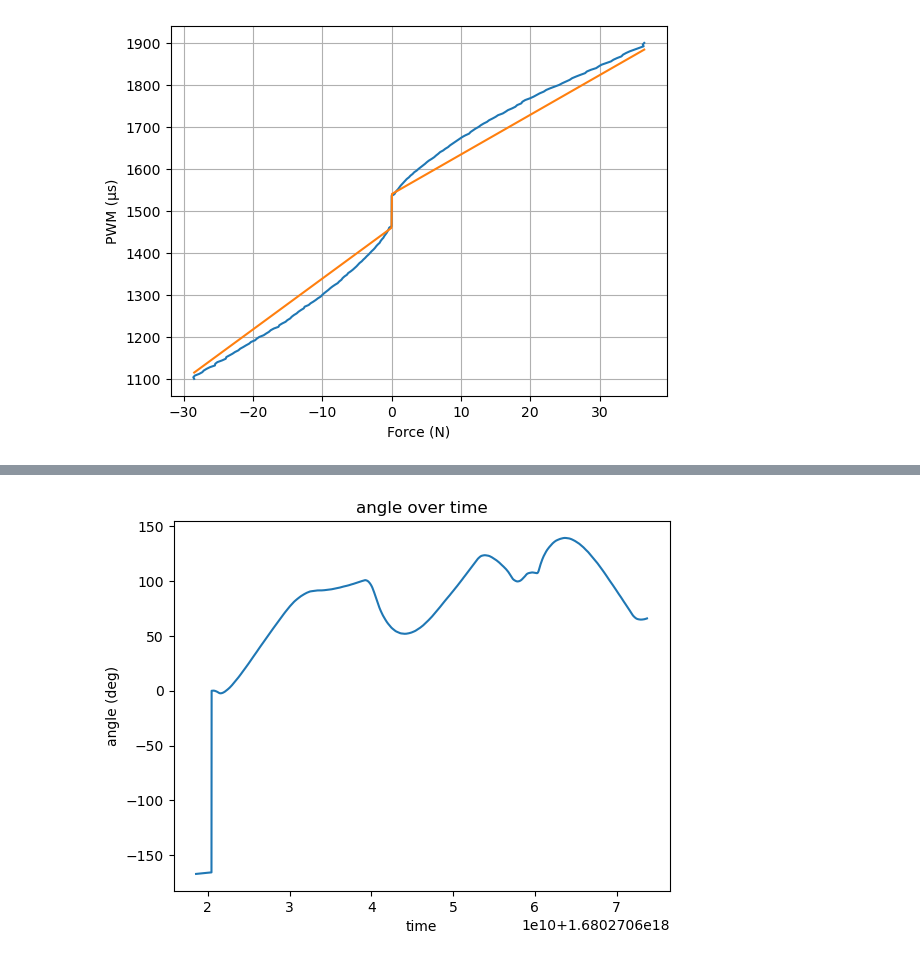
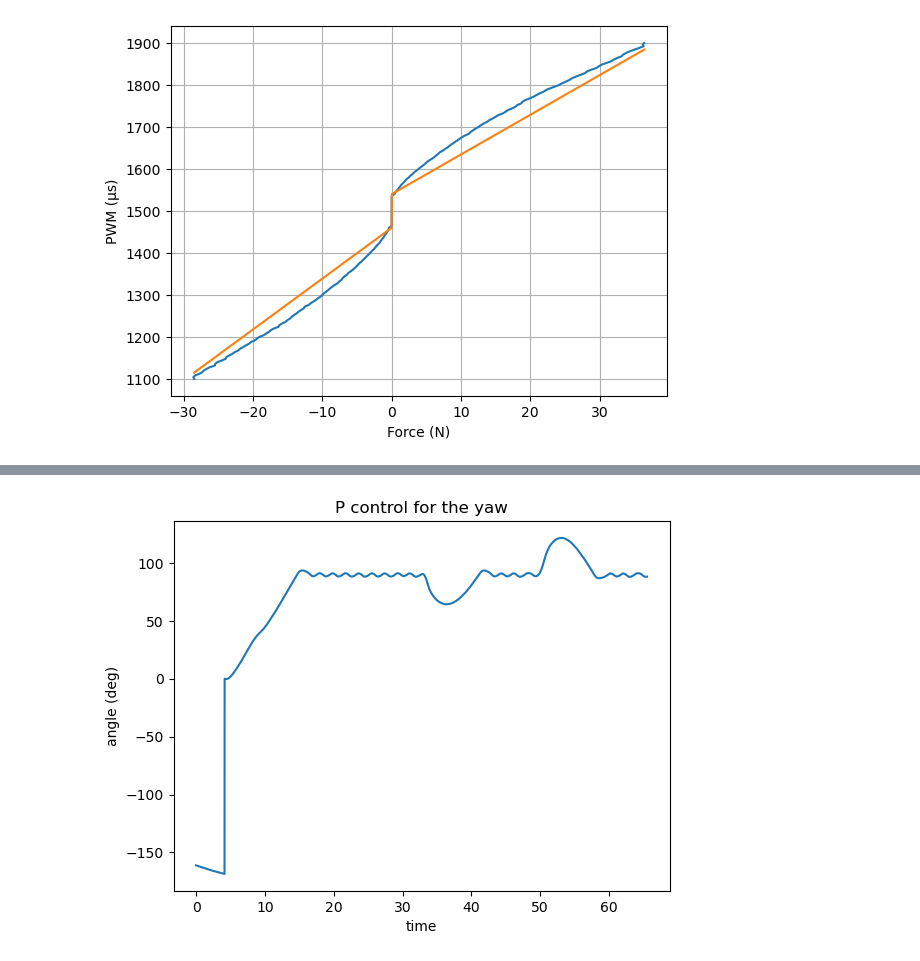
Before and after one commit to worachit/bluerov, a Jupyter notebook: autonomous_rov/script/Bluerov_practical.ipynb, the cells around one changed output, grey strips where cells are left out. Saved outputs shown, nothing was run; the diff lists cells and outputs as text; code cells hidden in the pictures.

```diff
--- a/autonomous_rov/script/Bluerov_practical.ipynb
+++ b/autonomous_rov/script/Bluerov_practical.ipynb
@@ -97,9 +97,11 @@ plt.show()
 # %%
 import pandas as pd
 import matplotlib.pyplot as plt
+import time
+import datetime
 
 # Load data from CSV file into a pandas DataFrame
-file_name = "2step52_1_slash_br5_slash_angle_degree.csv"
+file_name = "step1_2_slash_br5_slash_angle_degree.csv"
 df = pd.read_csv('logs/data_measurements/' + file_name)
 
 df.head()
@@ -113,13 +144,13 @@ df.head()
 # %%
 # Create a line graph using matplotlib
 plt.plot(df['rosbagTimestamp'], df['z.1'])
 
 # Add title and labels to the graph
-plt.title('angle over time')
-plt.xlabel('time')
+plt.title('P control for the yaw')
+plt.xlabel('time (sec)')
 plt.ylabel('angle (deg)')
 
 # Show the graph
 plt.show()
 # %% [output]
-[figure, old version]
+[figure, new version]
```
Also changed, not shown: parts of 3 cells of this notebook.
